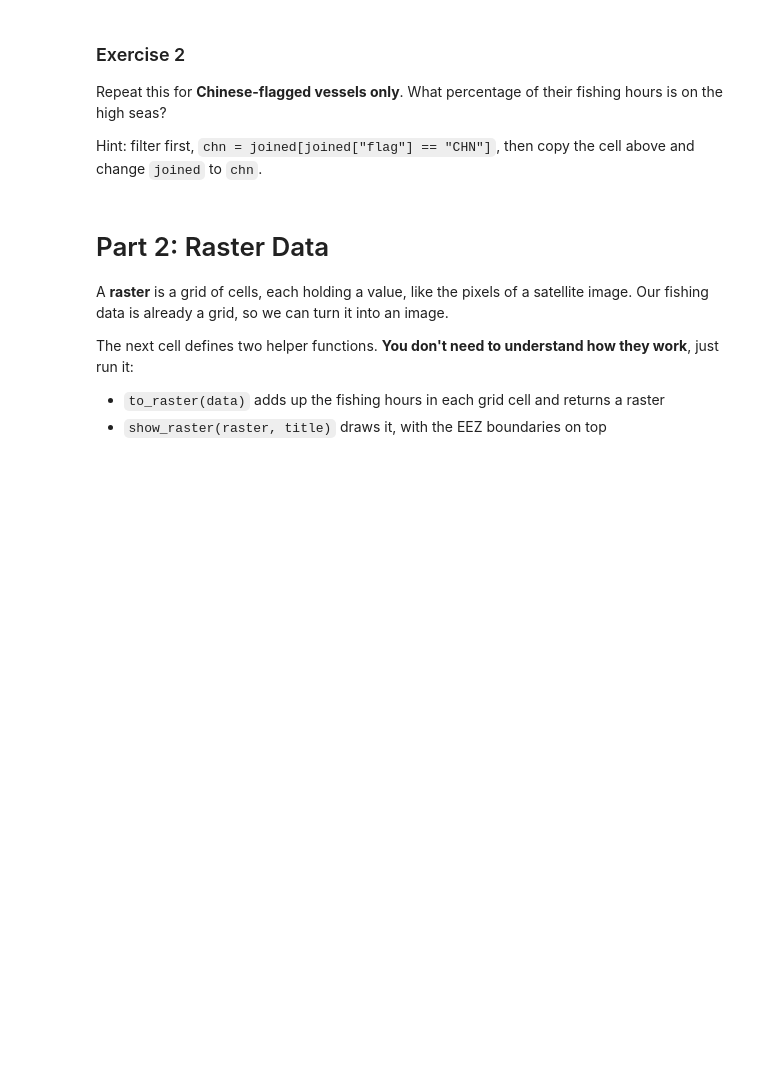
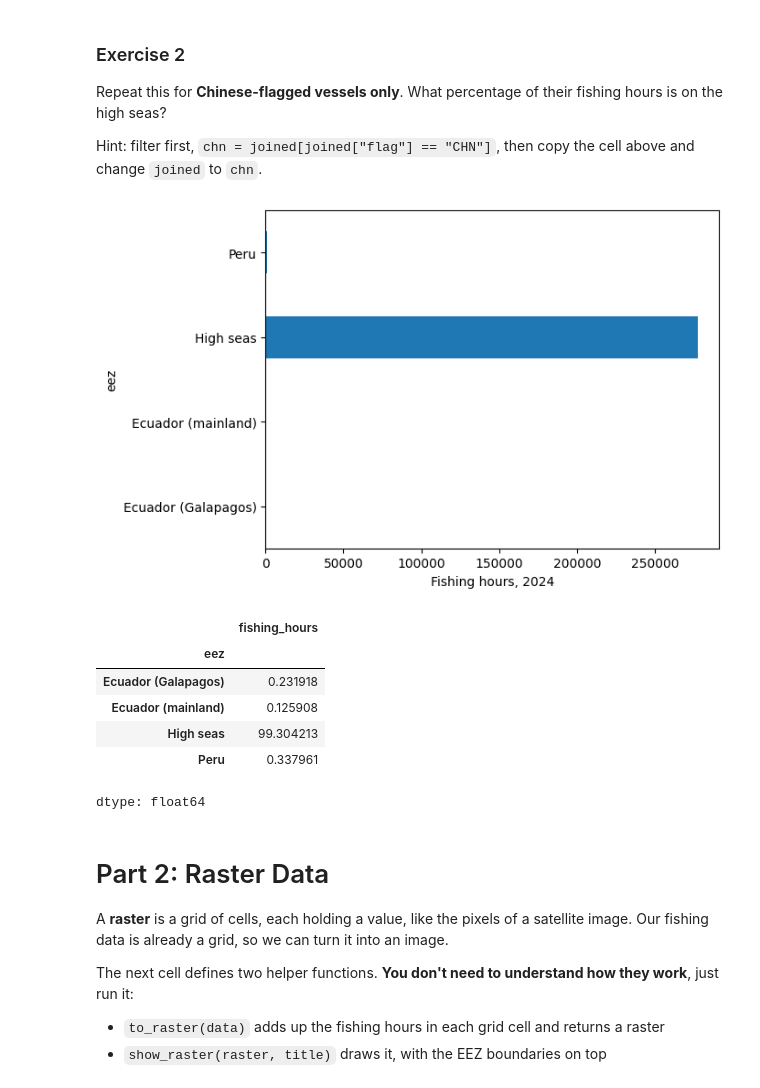
Before and after one commit to victoirevyr/QM2, a Jupyter notebook: notebooks/W03. Spatial Data.ipynb, the cells around one changed output. Drawn from its saved outputs; the diff is of its cells as text; code cells hidden in the pictures; blank space fills up the shorter version.

```diff
--- a/notebooks/W03. Spatial Data.ipynb
+++ b/notebooks/W03. Spatial Data.ipynb
@@ -147,6 +156,22 @@ Repeat this for **Chinese-flagged vessels only**. What percentage of their fishi
 Hint: filter first, `chn = joined[joined["flag"] == "CHN"]`, then copy the cell above and change `joined` to `chn`.
 # %%
 # your code here
+chn = joined[joined["flag"] == "CHN"]
+by_eez = chn.groupby("eez")["fishing_hours"].sum()
+by_eez.plot(kind="barh")
+plt.xlabel("Fishing hours, 2024")
+plt.show()
+
+100 * by_eez / by_eez.sum()
+# %% [output]
+[figure, added]
+|  | fishing_hours |
+| eez |  |
+| Ecuador (Galapagos) | 0.231918 |
+| Ecuador (mainland) | 0.125908 |
+| High seas | 99.304213 |
+| Peru | 0.337961 |
+dtype: float64
 # %% [markdown]
 # Part 2: Raster Data
 
```
Also changed, not shown: parts of 8 cells of this notebook.
